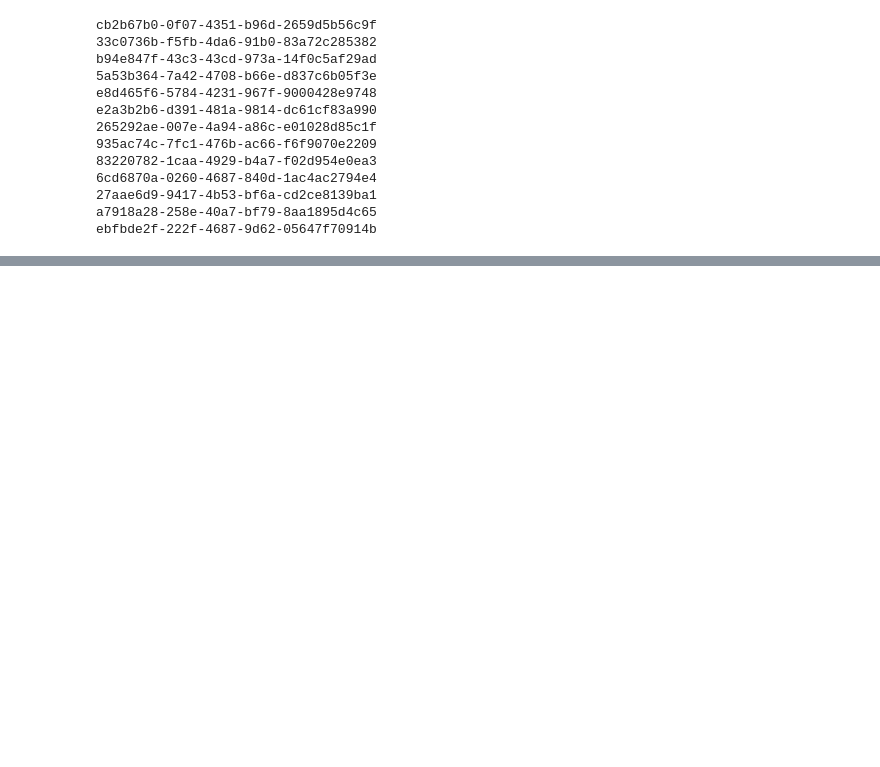
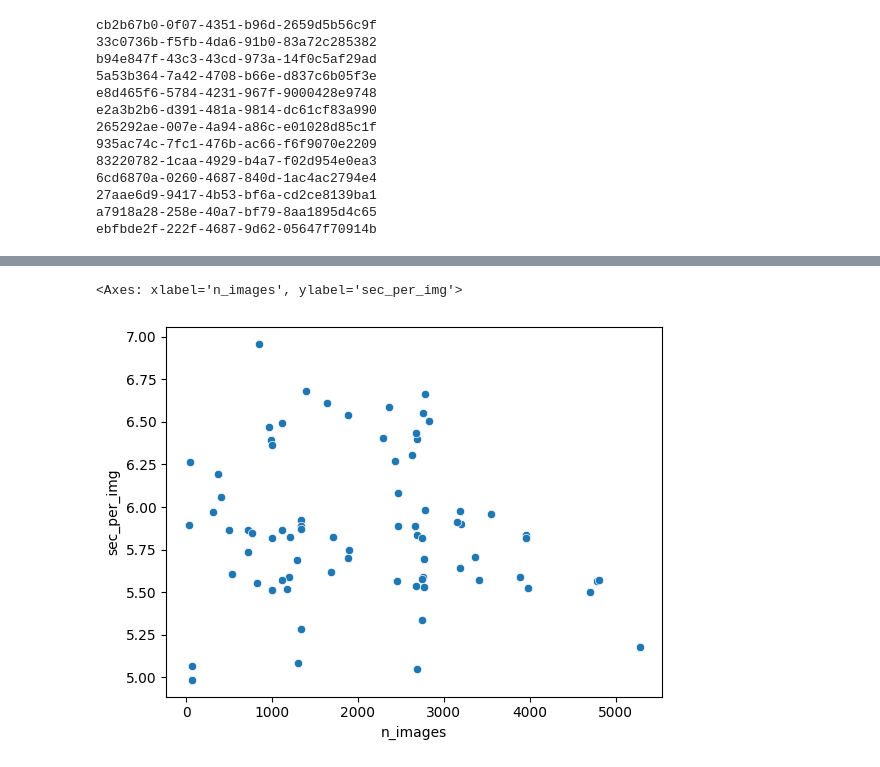
Before and after one commit to EcoSHEDS/fpe-model, a Jupyter notebook: pii-detector/notebooks/20230418-pii-batch-jobs.ipynb, the cells around one changed output, grey strips where cells are left out. Cells and saved outputs as stored; diff of their text form; code cells hidden in the pictures; blank space fills up the shorter version.

```diff
--- a/pii-detector/notebooks/20230418-pii-batch-jobs.ipynb
+++ b/pii-detector/notebooks/20230418-pii-batch-jobs.ipynb
@@ -334,0 +356,12 @@ ebfbde2f-222f-4687-9d62-05647f70914b
+# %%
+df_runtime = pd.read_csv('C:/Users/jdwalker/OneDrive - DOI/Desktop/pii-runtime.csv')
+
+query = f"SELECT id as imageset_id, n_images FROM imagesets"
+
+# Execute the SQL query and return the results as a Pandas DataFrame
+df_imagesets_all = pd.read_sql(query, engine)
+
+df_imagesets_runtime = pd.merge(df_runtime, df_imagesets_all, on = 'imageset_id', how = 'left')
+df_imagesets_runtime['sec_per_img'] = (df_imagesets_runtime['hours'] * 60 * 60) / df_imagesets_runtime['n_images']
+print(f"mean(seconds per image) = {df_imagesets_runtime['sec_per_img'].mean()}")
+df_imagesets_runtime
@@ -334,0 +383,6 @@ ebfbde2f-222f-4687-9d62-05647f70914b
+# %%
+import seaborn as sns
+sns.scatterplot(x='n_images', y='sec_per_img', data=df_imagesets_runtime)
+# %% [output]
+<Axes: xlabel='n_images', ylabel='sec_per_img'>
+[figure, added]
```
Also changed, not shown: parts of 11 cells of this notebook.
